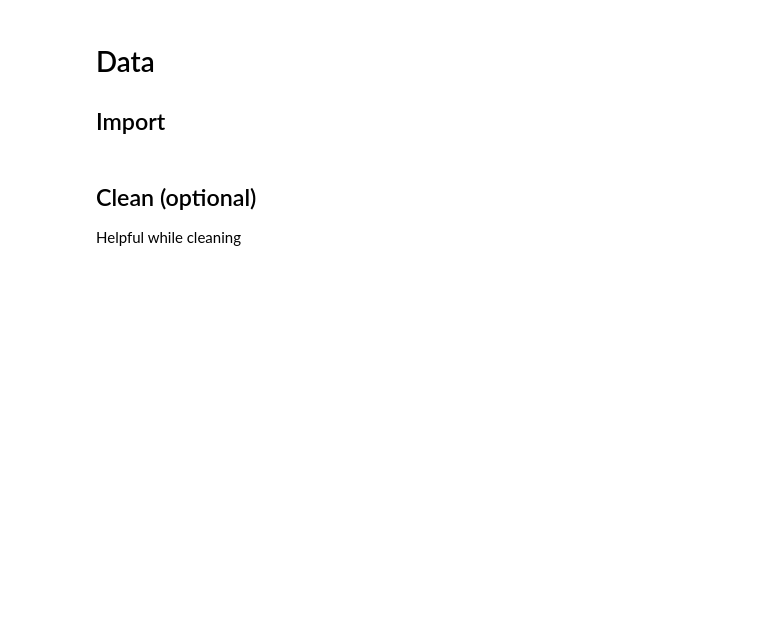
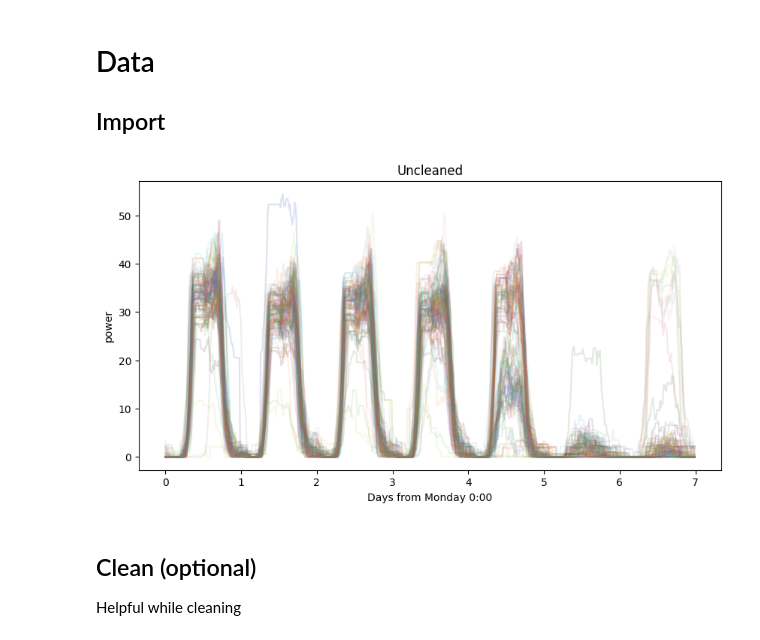
Before and after one commit to woodjmichael/Prophet-LSTM-EV-Forecast, a Jupyter notebook: ev_forecaster_no_sql.ipynb, the cells around one changed output. Saved outputs shown, nothing was run; the diff lists cells and outputs as text; code cells hidden in the pictures; blank space fills up the shorter version.

```diff
--- a/ev_forecaster_no_sql.ipynb
+++ b/ev_forecaster_no_sql.ipynb
@@ -78,10 +76,14 @@ definizione parametri
 # %%
 dataset = pd.read_csv('dati/train_JPL_2_pressure_washed.csv',sep=';')
 dataset['times_utc'] = pd.to_datetime(dataset['times_utc'], format=file_opt['dt_format'])
 dataset.set_index('times_utc', inplace=True)
 #data_opt['training_test_split_data'] = pd.to_datetime(data_opt['training_test_split_data'], format=file_opt['dt_format'])
 
 dataset = dataset.resample('15min').mean()
+
+plot_weekly(dataset.power,title='Uncleaned')
+# %% [output]
+[figure, added]
 # %% [markdown]
 ## Clean (optional)
 
```
Also changed, not shown: parts of 5 cells of this notebook, 4 other files.
